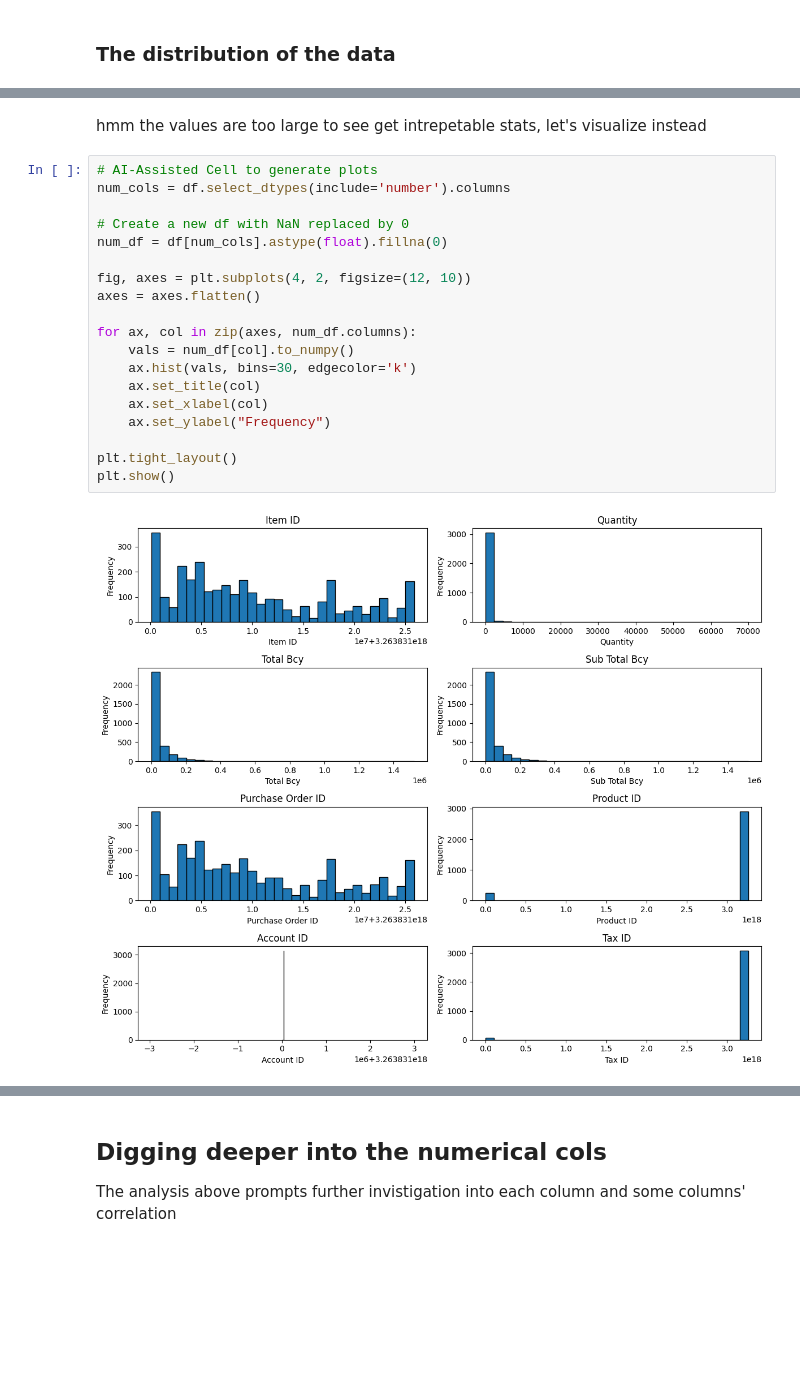
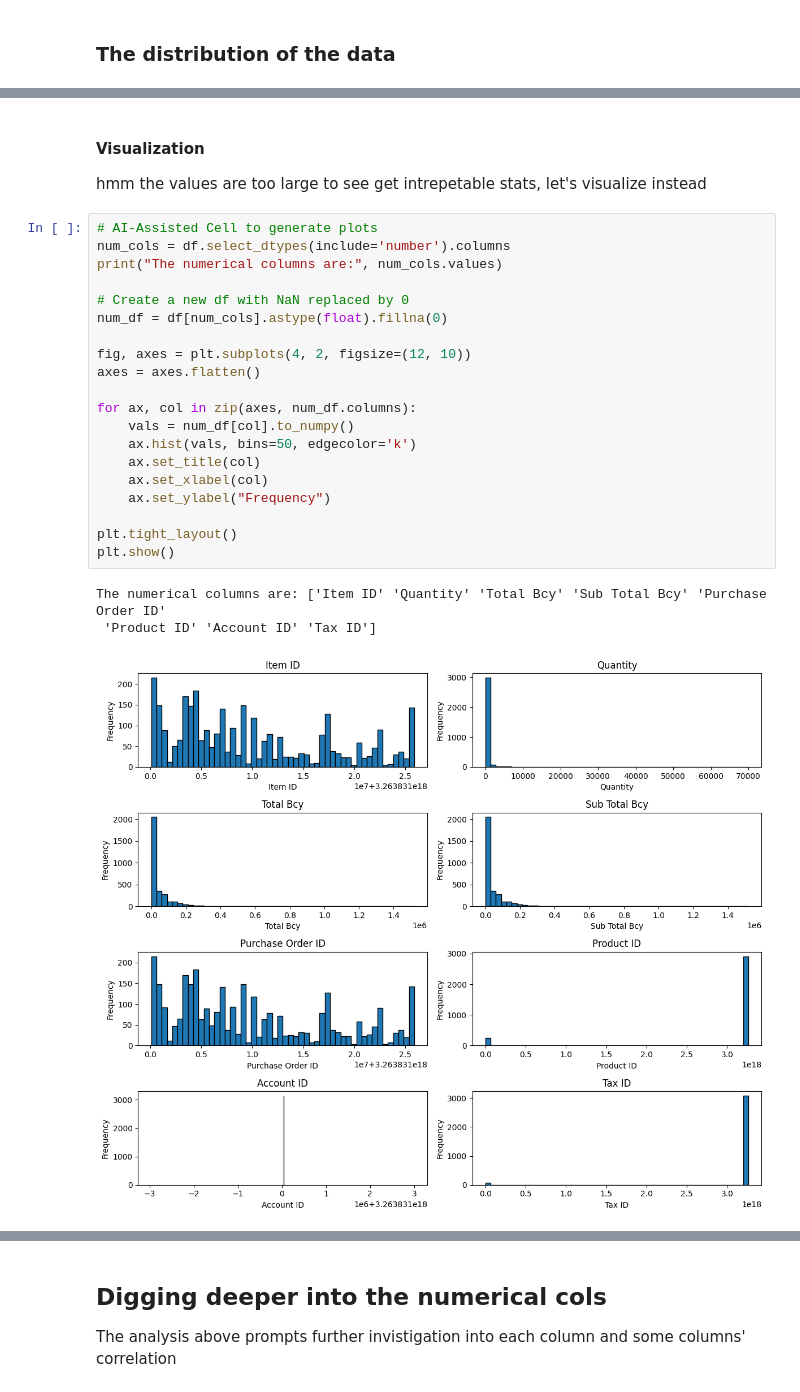
Before and after one commit to abodeza/Purchase_Data_Analysis, a Jupyter notebook: notebooks/EDA.ipynb, the cells around one changed output, grey strips where cells are left out. Drawn from its saved outputs; the diff is of its cells as text; blank space fills up the shorter version.

```diff
--- a/notebooks/EDA.ipynb
+++ b/notebooks/EDA.ipynb
@@ -100,28 +148,32 @@ df.describe()
 | 75% | 3.263831e+18 | 130.000000 | 5.599900e+04 | 5.599900e+04 | 3.263831e+18 | 3.263831e+18 | 3.263831e+18 | 3.263831e+18 |
 | max | 3.263831e+18 | 70000.000000 | 1.519000e+06 | 1.519000e+06 | 3.263831e+18 | 3.263831e+18 | 3.263831e+18 | 3.263831e+18 |
 # %% [markdown]
+#### Visualization
 hmm the values are too large to see get intrepetable stats, let's visualize instead
 # %%
 # AI-Assisted Cell to generate plots
 num_cols = df.select_dtypes(include='number').columns
+print("The numerical columns are:", num_cols.values)
 
 # Create a new df with NaN replaced by 0
 num_df = df[num_cols].astype(float).fillna(0)
 
 fig, axes = plt.subplots(4, 2, figsize=(12, 10))
 axes = axes.flatten()
 
 for ax, col in zip(axes, num_df.columns):
     vals = num_df[col].to_numpy()
-    ax.hist(vals, bins=30, edgecolor='k')
+    ax.hist(vals, bins=50, edgecolor='k')
     ax.set_title(col)
     ax.set_xlabel(col)
     ax.set_ylabel("Frequency")
 
 plt.tight_layout()
 plt.show()
 # %% [output]
+The numerical columns are: ['Item ID' 'Quantity' 'Total Bcy' 'Sub Total Bcy' 'Purchase Order ID'
+ 'Product ID' 'Account ID' 'Tax ID']
-[figure, old version]
+[figure, new version]
 # %% [markdown]
 ### Column by column initial analysis
 - Item ID appears to be reused quite often, but still has a wide range which indicates a lot of different items were purchased but many were repeated purchases.
```
Also changed, not shown: parts of 62 cells of this notebook.
